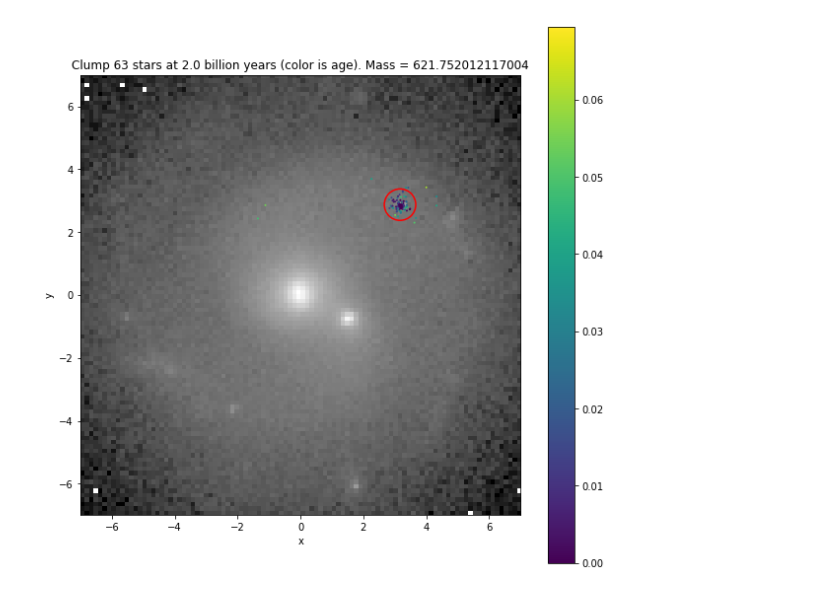
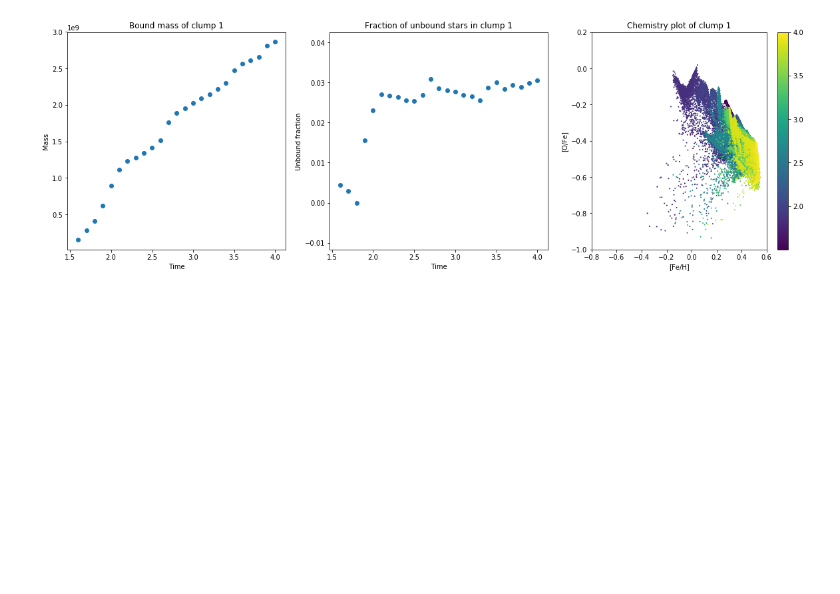
Before and after one commit to BethanyGarver/clumpy-star-formation, a Jupyter notebook: ClumpStars-checkpoint.ipynb, the cells around one changed output. Cells and saved outputs as stored; diff of their text form; code cells hidden in the pictures; blank space fills up the shorter version.

```diff
--- a/ClumpStars-checkpoint.ipynb
+++ b/ClumpStars-checkpoint.ipynb
@@ -21,6 +21,7 @@ def FitsRead(time):
             raise ValueError('No file')
     return cat
 # %%
-txy = Table.read('clumps3.fits',1)
-stars = Table.read('clumps3.fits',2)
+txyn = Table.read('clumps5.fits',1)
+stars = Table.read('clumps5.fits',2)
 txyz = Table.read('txyzform.fits',1)
+idlist = np.unique(np.array(txyn['CLUMPID']))
@@ -53,5 +27,0 @@ Length = 741 rows
-# %%
-x = txy63['X']
-y = txy63['Y']
-plt.figure(figsize=(10,10))
-plt.plot(x,y)
@@ -87,36 +28,61 @@ Length = 28955 rows
 # %%
-times = []
-masses = []
-for time in range(20,28):
-    plt.figure(figsize=(10,10))
-    snapshot = FitsRead(time)
-    cut = (stars63['INDEX']<len(snapshot))
-    cutstars = stars63[cut]
-    clumpstars = snapshot[cutstars['INDEX']]
-    x = clumpstars['X']
-    y = clumpstars['Y']
-    age = time/10-txyz['TFORM'][cutstars['INDEX']]
-    plt.scatter(x,y,c=age,s=1)
-    plt.colorbar()
-    current = (txy63['TIME'] == time/10)
-    location = txy63[current]
-    clumpx = location['X']
-    clumpy = location['Y']
-    aperture = phot.CircularAperture((clumpx,clumpy), r=0.5)
-    aperture.plot(color='r', lw=1.5)
-    im, xedges, yedges  = np.histogram2d (-snapshot['Y'],snapshot['X'],(100,100),range=[[-7,7],[-7,7]])
-    extent = [yedges[0], yedges[-1], -xedges[-1], -xedges[0]]
-    plt.imshow(np.log(im),cmap='Greys_r',extent=extent)
-    plt.xlabel('x')
-    plt.ylabel('y')
-    try:
-        nearby = ((snapshot['X']-clumpx)**2+(snapshot['Y']-clumpy)**2+snapshot['Z']**2<0.25)
-        stillthere = snapshot[nearby]
-        mass = sum(stillthere['MS'])
-        plt.title('Clump 63 stars at {0} billion years (color is age). Mass = {1}'.format(time/10,mass))
+for clumpid in idlist:
+    masses = []
+    times = []
+    unbound = []
+    txyclump = txyn[(txyn['CLUMPID']==clumpid)]
+    starsclump = stars[(stars['CLUMPID']==clumpid)]
+    starttime = int(txyclump['TIME'][0]*10)+1
+    endtime = int(txyclump['TIME'][-1]*10)+2
+    for time in range(starttime,endtime):
+        #plt.figure(figsize=(10,10))
+        snapshot = FitsRead(time)
+        cutstars = starsclump[(starsclump['INDEX']<len(snapshot))]
+        clumpstars = snapshot[cutstars['INDEX']]
+        x = clumpstars['X']
+        y = clumpstars['Y']
+        tform = txyz['TFORM'][cutstars['INDEX']]
+        #plt.scatter(x,y,c=tform,s=1)
+        #plt.colorbar()
+        try:
+            current = txyclump[(txyclump['TIME'] == time/10)]
+            clumpx = current['X']
+            clumpy = current['Y']
+            radius = 3*np.sqrt((sum((x-clumpx)**2)+sum((y-clumpy)**2))/len(x))
+        except:
+            clumpx = np.mean(x)
+            clumpy = np.mean(y)
+            radius = 3*np.sqrt((sum((x-clumpx)**2)+sum((y-clumpy)**2))/len(x))
+        #aperture = phot.CircularAperture((clumpx,clumpy), r=radius)
+        #aperture.plot(color='r', lw=1.5)
+        #im, xedges, yedges  = np.histogram2d (-snapshot['Y'],snapshot['X'],(100,100),range=[[-7,7],[-7,7]])
+        #extent = [yedges[0], yedges[-1], -xedges[-1], -xedges[0]]
+        #plt.imshow(np.log(im),cmap='Greys_r',extent=extent)
+        #plt.xlabel('x')
+        #plt.ylabel('y')
+        bound = clumpstars[((clumpstars['X']-clumpx)**2+(clumpstars['Y']-clumpy)**2<radius**2)]
+        mass = sum(bound['MS'])*2.33*10**5
         times.append(time/10)
         masses.append(mass)
-    except:
-        plt.title('Clump 63 stars at {0} billion years (color is age).'.format(time/10))
+        unbound.append(1-len(bound)/len(clumpstars))
+    plt.figure(figsize=(20,6))
+    plt.subplot(1,3,1)
+    plt.scatter(times,masses)
+    plt.xlabel("Time")
+    plt.ylabel("Mass")
+    plt.title("Bound mass of clump {}".format(clumpid))
+    plt.subplot(1,3,2)
+    plt.scatter(times,unbound)
+    plt.xlabel('Time')
+    plt.ylabel('Unbound fraction')
+    plt.title('Fraction of unbound stars in clump {0}'.format(clumpid))
+    plt.subplot(1,3,3)
+    plt.scatter(clumpstars['FEH'],clumpstars['OFE'],c=tform,s=1)
+    plt.colorbar()
+    plt.xlim(-0.8,0.6)
+    plt.ylim(-1,0.2)
+    plt.xlabel('[Fe/H]')
+    plt.ylabel('[O/Fe]')
+    plt.title('Chemistry plot of clump {}'.format(clumpid))
 # %% [output]
-[figure, old version]
+[figure, new version]
```
Also changed, not shown: parts of 18 cells of this notebook, 1 other file.
